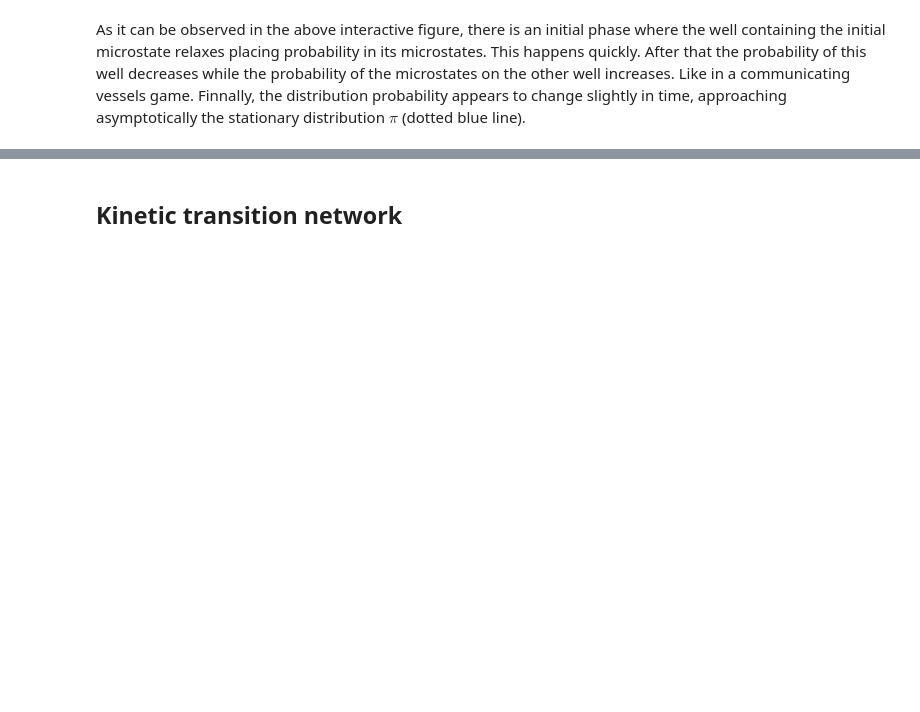
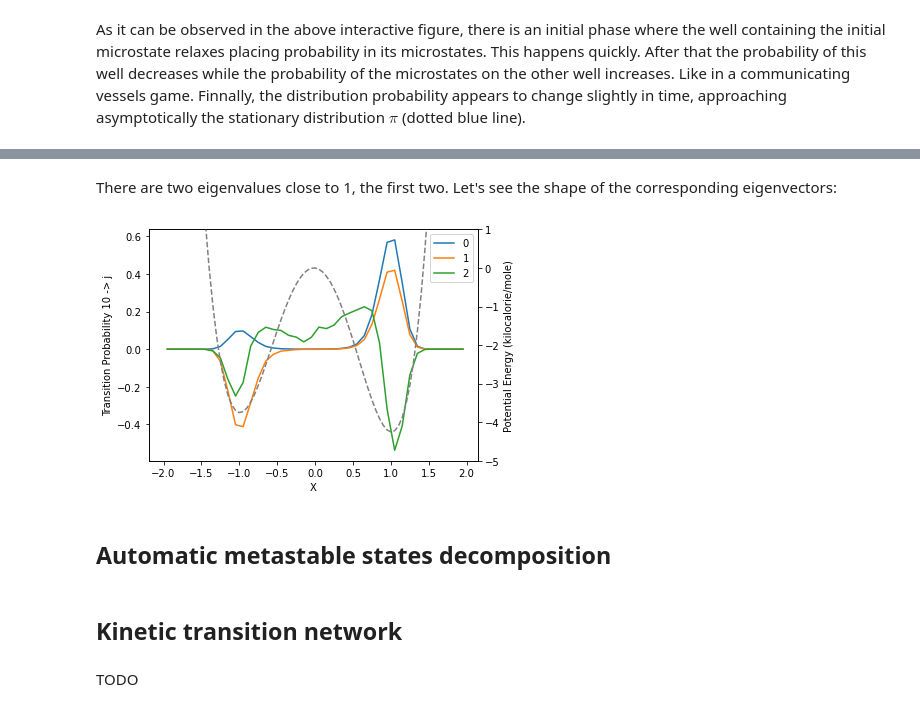
Before and after one commit to uibcdf/Adaptive_Sampling, a Jupyter notebook: Double_Well_1dim/MSM.ipynb, the cells around one changed output, grey strips where cells are left out. Saved outputs shown, nothing was run; the diff lists cells and outputs as text; code cells hidden in the pictures; blank space fills up the shorter version.

```diff
--- a/Double_Well_1dim/MSM.ipynb
+++ b/Double_Well_1dim/MSM.ipynb
@@ -646,2 +672,26 @@ The transition probability
+# %% [markdown]
+There are two eigenvalues close to 1, the first two. Let's see the shape of the corresponding eigenvectors:
+# %%
+fig, ax1 = plt.subplots()
+
+ax1.plot(mss_mid_point, eigenvectors[:,0].real, label='0')
+ax1.plot(mss_mid_point, eigenvectors[:,1].real, label='1')
+ax1.plot(mss_mid_point, eigenvectors[:,2].real, label='2')
+ax1.set_ylabel('Transition Probability {} -> j'.format(ii))
+ax1.set_xlabel('X')
+ax1.legend()
+
+ax2 = ax1.twinx()  # instantiate a second axes that shares the same x-axis
+
+ax2.plot(x_serie, U_x, '--', c='0.5')
+ax2.set_ylim(-5,1)
+ax2.set_ylabel("Potential Energy ({})".format(unit.kilocalories_per_mole))
+
+fig.tight_layout()
+plt.show()
+# %% [output]
+[figure, added]
+# %% [markdown]
+## Automatic metastable states decomposition
 # %% [markdown]
 ## Kinetic transition network
@@ -649,0 +698,2 @@ At this point the number of microstates or their size will not be a matter of di
+# %% [markdown]
+TODO
```
Also changed, not shown: parts of 10 cells of this notebook.
